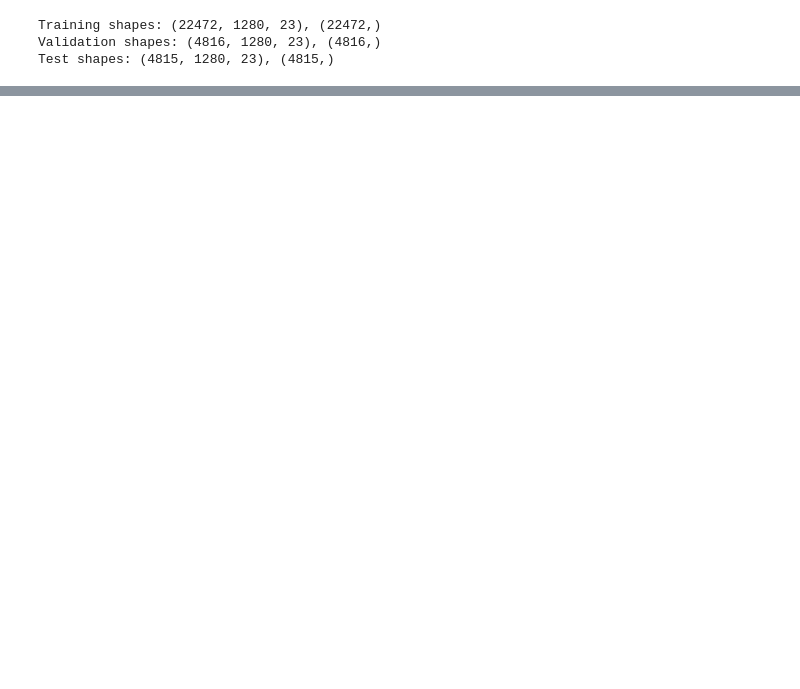
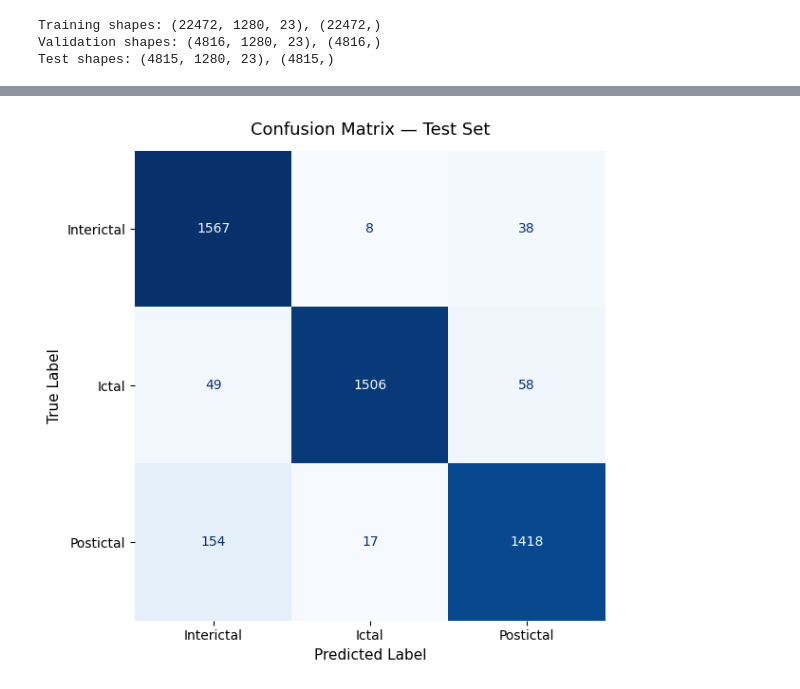
Before and after one commit to Priyal-2905/EEG-Epilepsy-Detection, a Jupyter notebook: chbmit.ipynb, the cells around one changed output, grey strips where cells are left out. Cells and saved outputs as stored; diff of their text form; code cells hidden in the pictures; blank space fills up the shorter version.

```diff
--- a/chbmit.ipynb
+++ b/chbmit.ipynb
@@ -194,7 +214,7 @@ Test shapes: (4815, 1280, 23), (4815,)
 
 model = build(input_shape=X.shape[1:])
 model.compile(
-    optimizer=Adam(learning_rate=1e-3),
+    optimizer=Adam(learning_rate=1e-4),
     loss="sparse_categorical_crossentropy",
     metrics=["accuracy"]
 )
@@ -203,10 +223,13 @@ print("\nStarting training...")
 history = model.fit(
     X_train, y_train,
     validation_data=(X_val, y_val),
-    epochs=25,
+    epochs=50,
     batch_size=32,
     verbose=1
 )
+model.save("eeg_model.keras")
+print("Model saved → eeg_model.keras")
+
 
 
 y_val_pred_probs = model.predict(X_val, verbose=0)
@@ -298,0 +322,13 @@ Macro-avg Specificity : 0.9726
+# %%
+# ── F1 Score ───────────────────────────────────────────────────────────────────
+display_names = [n.capitalize() for n in class_names]
+
+f1_per_class = f1_score(y_test, y_pred_classes, labels=all_labels, average=None)
+f1_macro     = f1_score(y_test, y_pred_classes, labels=all_labels, average="macro")
+f1_weighted  = f1_score(y_test, y_pred_classes, labels=all_labels, average="weighted")
+
+print("F1 Score per class:")
+for name, score in zip(display_names, f1_per_class):
+    print(f"  {name:<12} : {score:.4f}")
+print(f"\nMacro-avg F1   : {f1_macro:.4f}")
+print(f"Weighted-avg F1: {f1_weighted:.4f}")
@@ -298,0 +343,18 @@ Macro-avg Specificity : 0.9726
+# %%
+# ── Confusion Matrix ───────────────────────────────────────────────────────────
+fig, ax = plt.subplots(figsize=(7, 6))
+
+disp = ConfusionMatrixDisplay(confusion_matrix=cm, display_labels=display_names)
+disp.plot(cmap="Blues", colorbar=False, ax=ax)
+
+ax.set_title("Confusion Matrix — Test Set", fontsize=13, pad=12)
+ax.set_xlabel("Predicted Label", fontsize=11)
+ax.set_ylabel("True Label", fontsize=11)
+for spine in ax.spines.values():
+    spine.set_visible(False)
+
+plt.tight_layout()
+# plt.savefig("confusion_matrix.png", dpi=150, bbox_inches="tight")
+plt.show()
+# %% [output]
+[figure, added]
```
Also changed, not shown: parts of 8 cells of this notebook, 2 other files.
